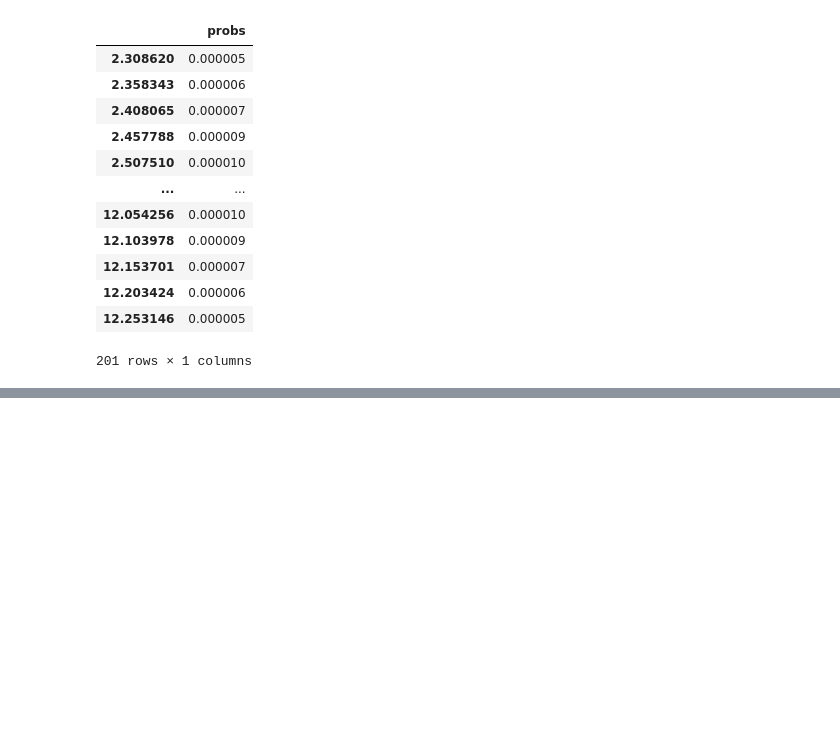
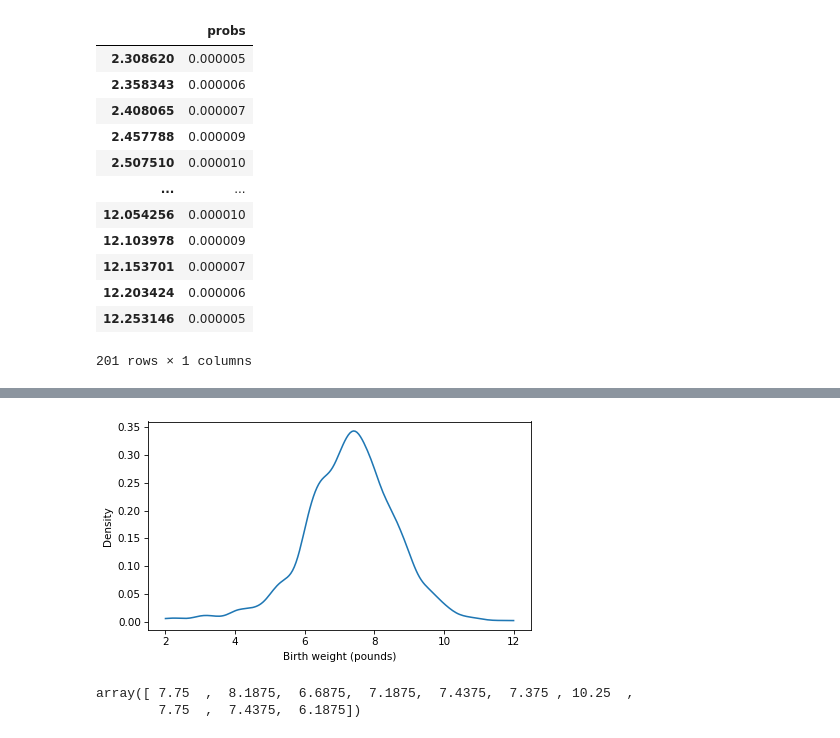
Before and after one commit to lochnes-007/EDA, a Jupyter notebook: nsfg.ipynb, the cells around one changed output, grey strips where cells are left out. Saved outputs shown, nothing was run; the diff lists cells and outputs as text; code cells hidden in the pictures; blank space fills up the shorter version.

```diff
--- a/nsfg.ipynb
+++ b/nsfg.ipynb
@@ -1377,0 +1437,10 @@ pmf_model
+# %%
+plt.plot(qs, ps)
+decorate(xlabel="Birth weight (pounds)", ylabel="Density")
+# %% [output]
+[figure, added]
+# %%
+sample.values
+# %% [output]
+array([ 7.75  ,  8.1875,  6.6875,  7.1875,  7.4375,  7.375 , 10.25  ,
+        7.75  ,  7.4375,  6.1875])
```
Also changed, not shown: parts of 6 cells of this notebook.
